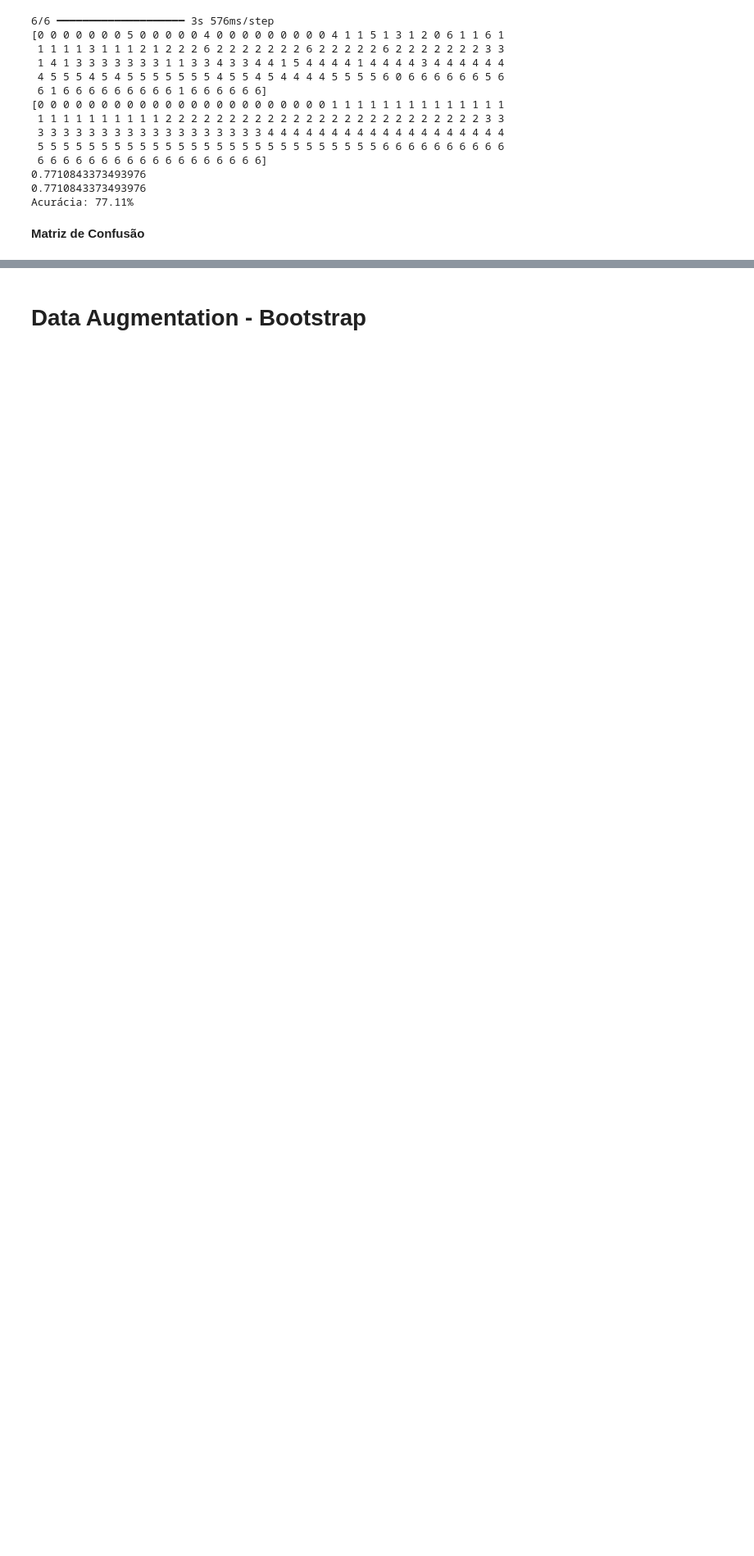
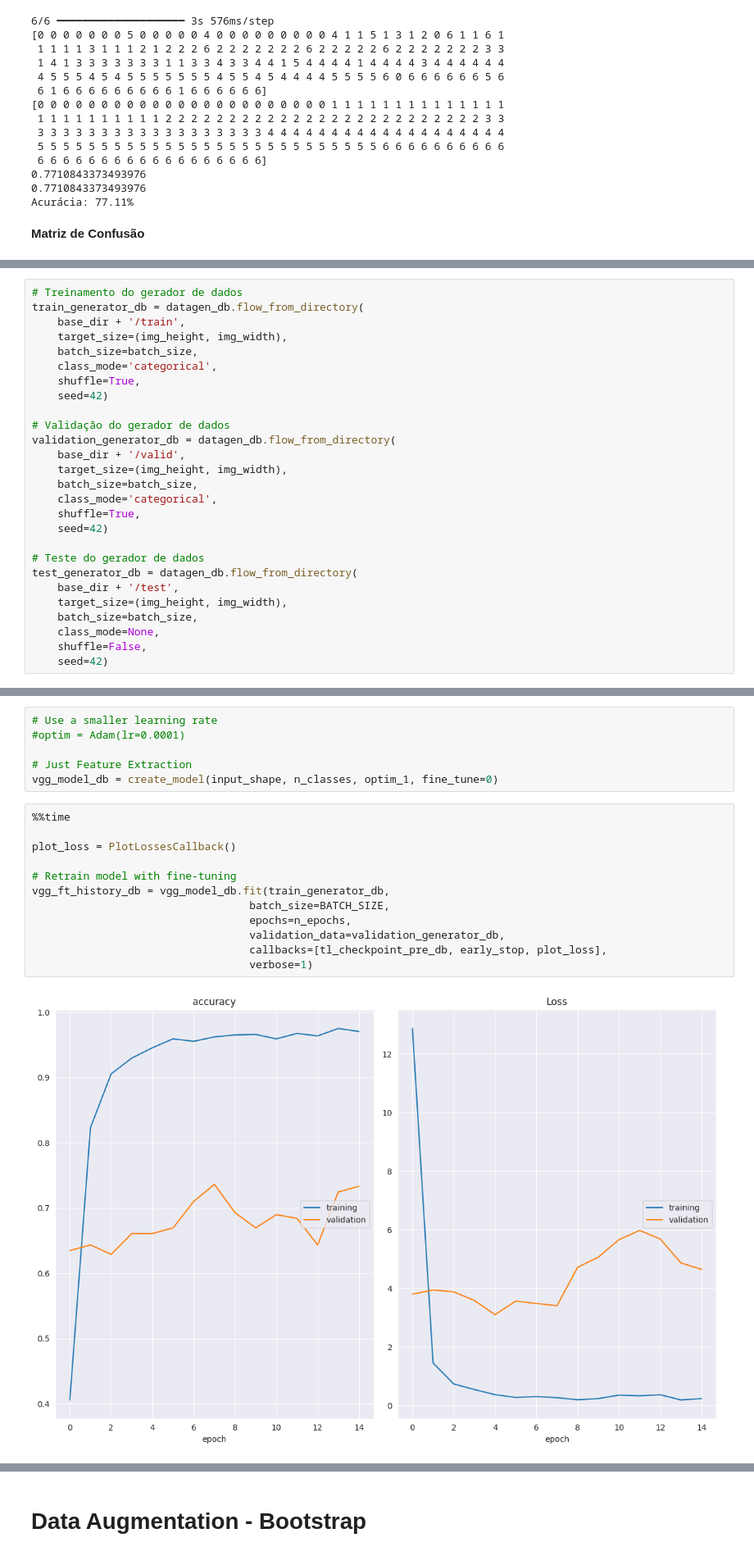
Before and after one commit to IagoNery/Projeto-Final-Visao-Computacional, a Jupyter notebook: trabalho_final_VC.ipynb, the cells around one changed output, grey strips where cells are left out. Shown at 82% size. Saved outputs shown, nothing was run; the diff lists cells and outputs as text; blank space fills up the shorter version.

```diff
--- a/trabalho_final_VC.ipynb
+++ b/trabalho_final_VC.ipynb
@@ -1001,0 +1061,27 @@ plt.show()
+# %%
+# Treinamento do gerador de dados
+train_generator_db = datagen_db.flow_from_directory(
+    base_dir + '/train',
+    target_size=(img_height, img_width),
+    batch_size=batch_size,
+    class_mode='categorical',
+    shuffle=True,
+    seed=42)
+
+# Validação do gerador de dados
+validation_generator_db = datagen_db.flow_from_directory(
+    base_dir + '/valid',
+    target_size=(img_height, img_width),
+    batch_size=batch_size,
+    class_mode='categorical',
+    shuffle=True,
+    seed=42)
+
+# Teste do gerador de dados
+test_generator_db = datagen_db.flow_from_directory(
+    base_dir + '/test',
+    target_size=(img_height, img_width),
+    batch_size=batch_size,
+    class_mode=None,
+    shuffle=False,
+    seed=42)
@@ -1001,0 +1092,20 @@ plt.show()
+# %%
+# Use a smaller learning rate
+#optim = Adam(lr=0.0001)
+
+# Just Feature Extraction
+vgg_model_db = create_model(input_shape, n_classes, optim_1, fine_tune=0)
+# %%
+%%time
+
+plot_loss = PlotLossesCallback()
+
+# Retrain model with fine-tuning
+vgg_ft_history_db = vgg_model_db.fit(train_generator_db,
+                                  batch_size=BATCH_SIZE,
+                                  epochs=n_epochs,
+                                  validation_data=validation_generator_db,
+                                  callbacks=[tl_checkpoint_pre_db, early_stop, plot_loss],
+                                  verbose=1)
+# %% [output]
+[figure, added]
```
Also changed, not shown: parts of 23 cells of this notebook.
